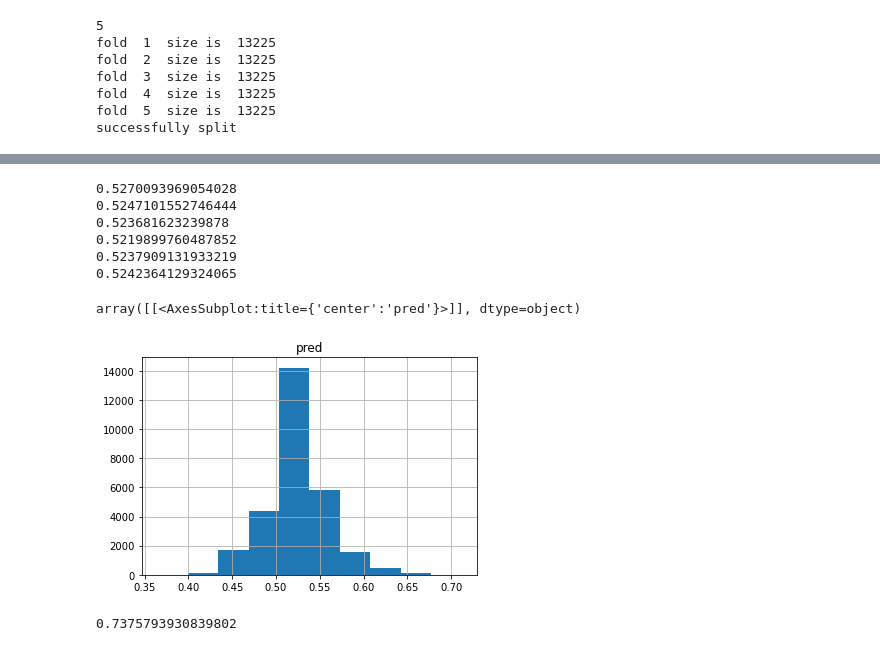
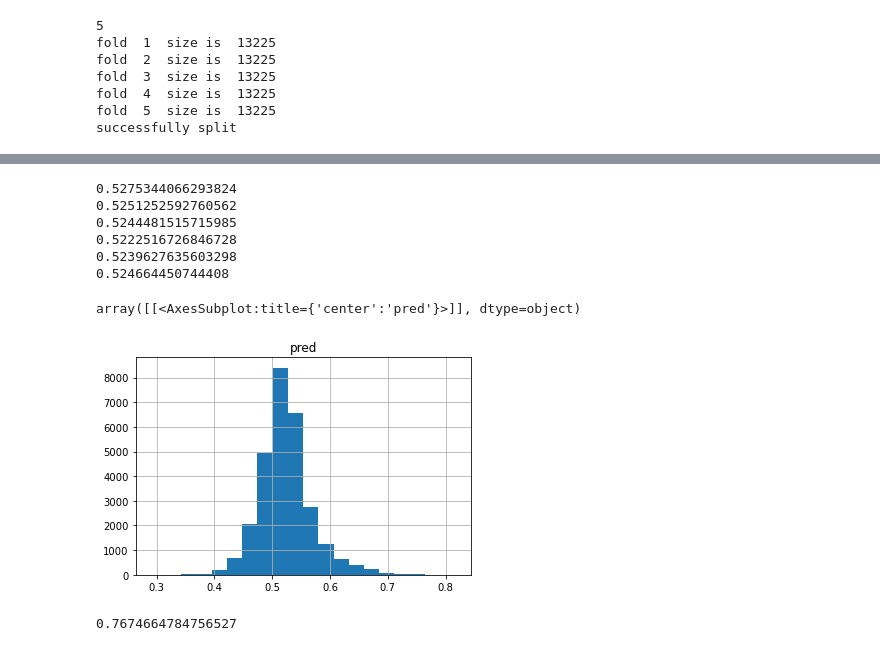
Before and after one commit to mitsuhiko-nozawa/ProbSpace-Splatoon-Competition, a Jupyter notebook: Nozawa/tutorial.ipynb, the cells around one changed output, grey strips where cells are left out. Cells and saved outputs as stored; diff of their text form; code cells hidden in the pictures.

```diff
--- a/Nozawa/tutorial.ipynb
+++ b/Nozawa/tutorial.ipynb
@@ -135,0 +75,32 @@ submit_df.to_csv('Submissions/submission.csv')
+# %%
+from sklearn.preprocessing import MultiLabelBinarizer, LabelEncoder
+
+drop_cols = ["period", "game-ver", "A1-weapon", "A2-weapon", "A3-weapon", "A4-weapon", "B1-weapon", "B2-weapon", "B3-weapon", "B4-weapon"]
+
+def make_input(train_df_, test_df_, drop_cols_):
+
+    for col in test_df_.columns:
+        print(col)
+        if col in drop_cols_:
+            train_df_.drop(col, axis=1, inplace=True)
+            test_df_.drop(col, axis=1, inplace=True)
+            continue
+        elif test_df_[col].dtype in [int, float]:
+            df = pd.concat([train_df_[col], test_df_[col]])
+            med = df.median()
+            train_df_[col].fillna(med, inplace=True)
+            test_df_[col].fillna(med, inplace=True)
+            continue
+        train_df_[col].fillna('none', inplace=True)
+        test_df_[col].fillna('none', inplace=True)
+        lbl = LabelEncoder()
+        obj = list(set(train_df_[col].to_list() + test_df_[col].to_list()))
+        lbl.fit(obj)
+        train_df_[col] = lbl.transform(train_df_[col])
+        test_df_[col] = lbl.transform(test_df_[col])
+
+    y = train_df["y"]
+    train_df_.drop("y", axis=1, inplace=True)
+    return train_df, test_df, y
+# %%
+X, test_X, y = make_input(train_df, test_df, drop_cols)
@@ -196,9 +185,10 @@ param = {
     "metric" : ["binary_logloss"],
 }
 
-THRESHOLD = 0.51
+THRESHOLD = 0.50
 models = []
 cv_scores = []
+temp = 0
 
 all_indices = sum(folds, [])
 for i in range(K):
@@ -216,12 +206,8 @@ for i in range(K):
     model = lgb.train(param, train_data, valid_sets=valid_data, early_stopping_rounds=2, verbose_eval=10)
     pred = model.predict(valid_X)
     pred = np.where(pred < THRESHOLD, 0, 1)
+    temp += np.sum(pred)
 
-    #model = LGBMClassifier()
-    #model.set_params(**param)
-
-    #model.fit(train_X, train_y, eval_set=(valid_X, valid_y),  early_stopping_rounds=1, verbose=False)
-    #pred = model.predict(valid_X)
     score = accuracy_score(pred, valid_y)
 
     models.append(model)
@@ -229,5 +215,6 @@ for i in range(K):
 
 
 print("cv score : ", np.mean(cv_scores))
+print("cv ratio : ", temp / SIZE)
 # %% [output]
 Training until validation scores don't improve for 2 rounds
@@ -250,33 +237,33 @@ cv score :  0.5402495274102079
 # %%
 preds = []
 for i in range(K):
     model = models[i]
     pred = model.predict(test_X)
     preds.append(pred)
     print(np.sum(pred) / pred.shape[0])
 
 preds = np.array(preds)
 preds = np.mean(preds, axis=0)
 print(np.sum(preds) / preds.shape[0])
 
 
 temp = pd.DataFrame({"pred":pred})
-temp.hist()
+temp.hist(bins=20)
 # %% [output]
-0.5270093969054028
-0.5247101552746444
-0.523681623239878
-0.5219899760487852
-0.5237909131933219
-0.5242364129324065
+0.5275344066293824
+0.5251252592760562
+0.5244481515715985
+0.5222516726846728
+0.5239627635603298
+0.524664450744408
 array([[<AxesSubplot:title={'center':'pred'}>]], dtype=object)
-[figure, old version]
+[figure, new version]
 # %%
 preds = np.where(preds < THRESHOLD, 0, 1)
 print(np.sum(preds) / preds.shape[0])
 
 submit_df = pd.DataFrame({'y': preds})
 submit_df.index.name = 'id'
-submit_df.to_csv('Submissions/submission3.csv')
+# submit_df.to_csv('Submissions/submission4.csv')
 # %% [output]
-0.7375793930839802
+0.7674664784756527
```
Also changed, not shown: parts of 18 cells of this notebook, 5 other files.
